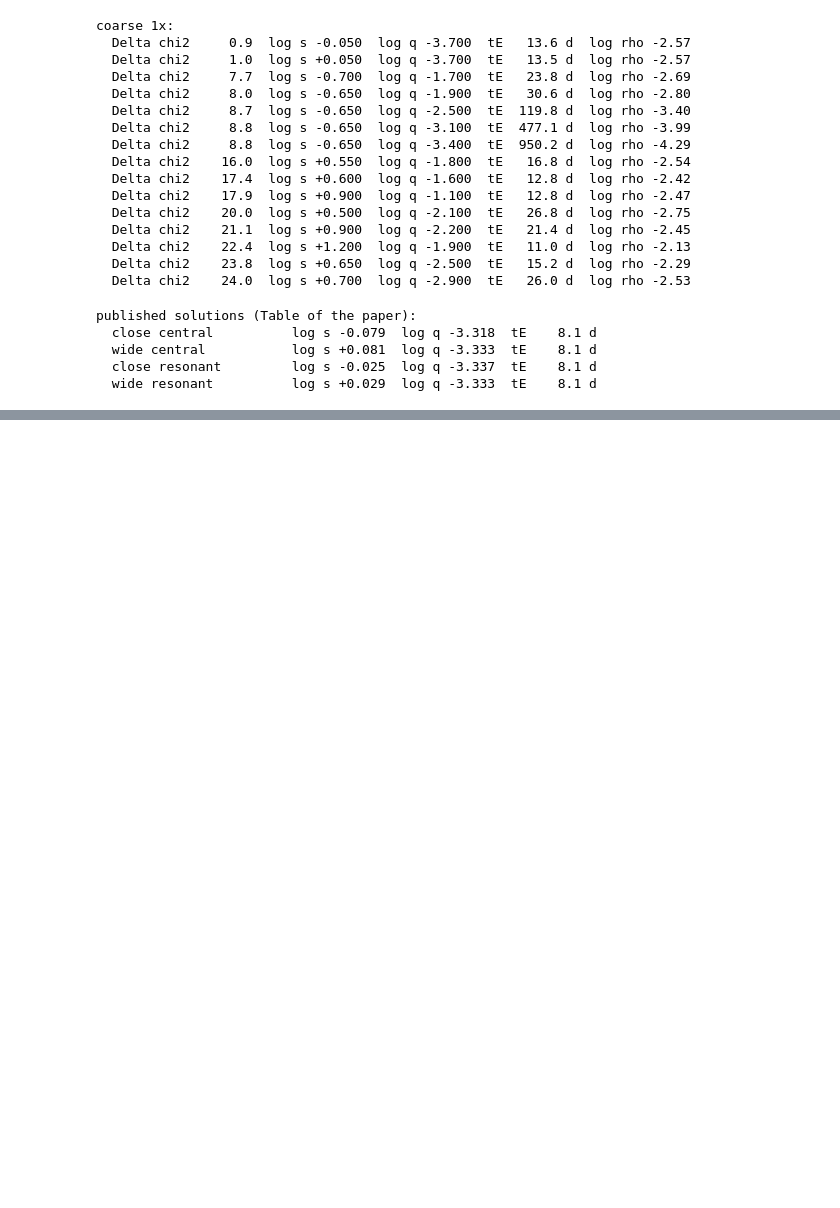
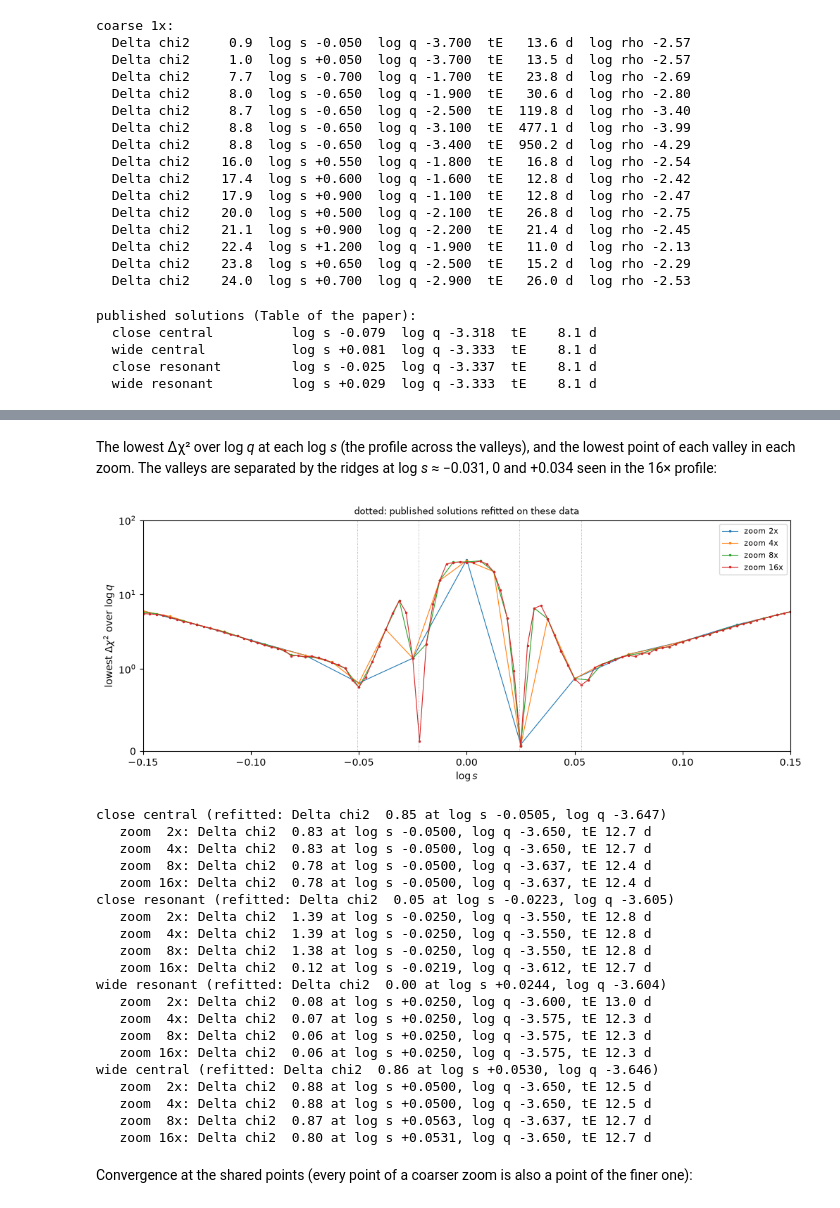
Before and after one commit to hippke/lenscape, a Jupyter notebook: notebooks/example_kb251616.ipynb, the cells around one changed output, grey strips where cells are left out. Cells and saved outputs as stored; diff of their text form; code cells hidden in the pictures; blank space fills up the shorter version.

```diff
--- a/notebooks/example_kb251616.ipynb
+++ b/notebooks/example_kb251616.ipynb
@@ -434,0 +459,50 @@ map2 = run_or_load("coarse_2x", lambda: lenscape.maps.densify([coarse], data, LS
+# %% [markdown]
+The lowest Δχ² over log *q* at each log *s* (the profile across the valleys), and the lowest point of each valley in
+each zoom. The valleys are separated by the ridges at log *s* ≈ −0.031, 0 and +0.034 seen in the 16× profile:
+# %%
+fig, ax = plt.subplots(figsize=(10, 4), constrained_layout=True)
+for f in FACTORS:
+    m = zooms[f]
+    ax.plot(m["logs"], np.nanmin(m["chi2"], axis=1) - zref, ".-", ms=3, lw=0.8, label=f"zoom {f}x")
+for s in bf["solutions"].values():
+    ax.axvline(s["p"][3], color="0.6", lw=0.6, ls=":")
+ax.set_yscale("symlog", linthresh=1); ax.set_ylim(0, 100); ax.set_xlim(-0.15, 0.15)
+ax.set_xlabel(r"$\log s$"); ax.set_ylabel(r"lowest $\Delta\chi^2$ over $\log q$"); ax.legend(fontsize=8)
+ax.set_title("dotted: published solutions refitted on these data", fontsize=9)
+plt.show()
+
+VALLEYS = {"close central": (-0.2, -0.031), "close resonant": (-0.031, 0.0), "wide resonant": (0.0, 0.034),
+           "wide central": (0.034, 0.2)}
+for name, (lo, hi) in VALLEYS.items():
+    s = bf["solutions"][name]
+    print(f"{name} (refitted: Delta chi2 {s['chi2'] - zref:5.2f} at log s {s['p'][3]:+.4f}, log q {s['p'][4]:.3f})")
+    for f in FACTORS:
+        m = zooms[f]; sel = (m["logs"] > lo) & (m["logs"] < hi)
+        c = m["chi2"][sel]; i, j = np.unravel_index(np.nanargmin(c), c.shape)
+        tE = abs(m["pars"][sel][i, j][2])
+        print(f"   zoom {f:2d}x: Delta chi2 {c[i, j] - zref:5.2f} at log s {m['logs'][sel][i]:+.4f}, "
+              f"log q {m['logq'][j]:.3f}, tE {tE:4.1f} d")
+# %% [output]
+[figure, added]
+close central (refitted: Delta chi2  0.85 at log s -0.0505, log q -3.647)
+   zoom  2x: Delta chi2  0.83 at log s -0.0500, log q -3.650, tE 12.7 d
+   zoom  4x: Delta chi2  0.83 at log s -0.0500, log q -3.650, tE 12.7 d
+   zoom  8x: Delta chi2  0.78 at log s -0.0500, log q -3.637, tE 12.4 d
+   zoom 16x: Delta chi2  0.78 at log s -0.0500, log q -3.637, tE 12.4 d
+close resonant (refitted: Delta chi2  0.05 at log s -0.0223, log q -3.605)
+   zoom  2x: Delta chi2  1.39 at log s -0.0250, log q -3.550, tE 12.8 d
+   zoom  4x: Delta chi2  1.39 at log s -0.0250, log q -3.550, tE 12.8 d
+   zoom  8x: Delta chi2  1.38 at log s -0.0250, log q -3.550, tE 12.8 d
+   zoom 16x: Delta chi2  0.12 at log s -0.0219, log q -3.612, tE 12.7 d
+wide resonant (refitted: Delta chi2  0.00 at log s +0.0244, log q -3.604)
+   zoom  2x: Delta chi2  0.08 at log s +0.0250, log q -3.600, tE 13.0 d
+   zoom  4x: Delta chi2  0.07 at log s +0.0250, log q -3.575, tE 12.3 d
+   zoom  8x: Delta chi2  0.06 at log s +0.0250, log q -3.575, tE 12.3 d
+   zoom 16x: Delta chi2  0.06 at log s +0.0250, log q -3.575, tE 12.3 d
+wide central (refitted: Delta chi2  0.86 at log s +0.0530, log q -3.646)
+   zoom  2x: Delta chi2  0.88 at log s +0.0500, log q -3.650, tE 12.5 d
+   zoom  4x: Delta chi2  0.88 at log s +0.0500, log q -3.650, tE 12.5 d
+   zoom  8x: Delta chi2  0.87 at log s +0.0563, log q -3.637, tE 12.7 d
+   zoom 16x: Delta chi2  0.80 at log s +0.0531, log q -3.650, tE 12.7 d
+# %% [markdown]
+Convergence at the shared points (every point of a coarser zoom is also a point of the finer one):
```
Also changed, not shown: parts of 9 cells of this notebook, 5 other files.
